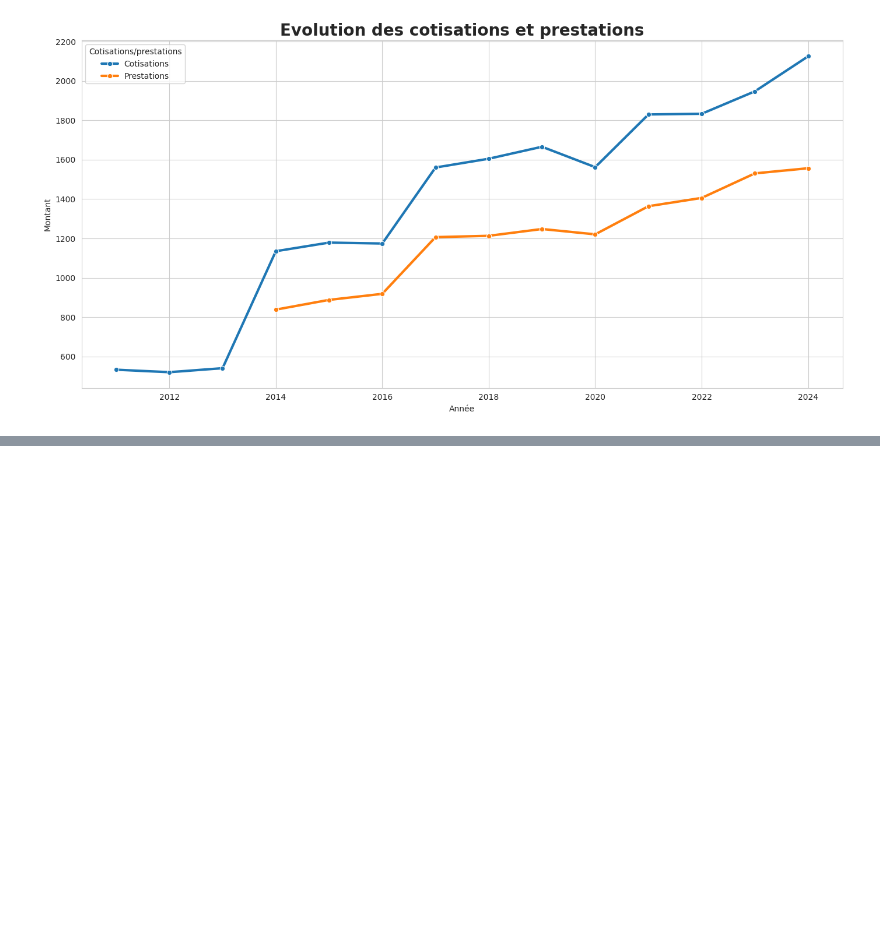
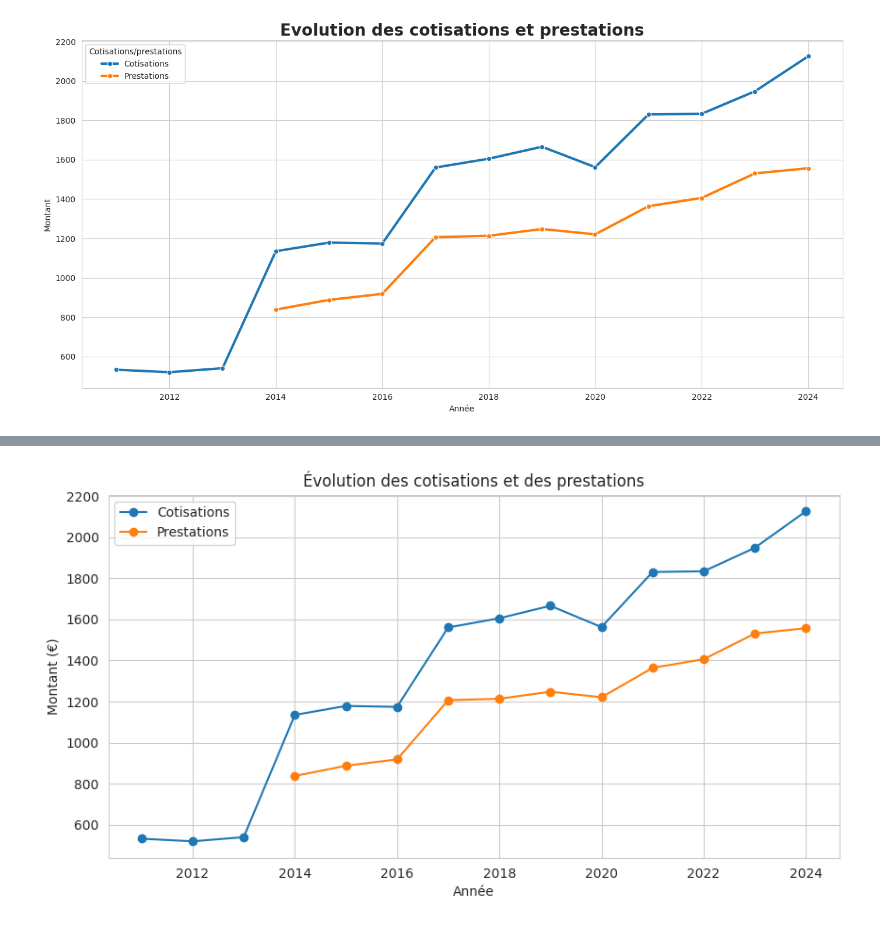
Before and after one commit to GunesCansu/Projet-Assurance, a Jupyter notebook: notebook/exploration.ipynb, the cells around one changed output, grey strips where cells are left out. Saved outputs shown, nothing was run; the diff lists cells and outputs as text; code cells hidden in the pictures; blank space fills up the shorter version.

```diff
--- a/notebook/exploration.ipynb
+++ b/notebook/exploration.ipynb
@@ -248,0 +350,29 @@ plt.show()
+# %%
+# Commparaison prestations et cotisations
+
+plt.figure(figsize=(10, 5))
+
+plt.plot(
+    pivot["Année"],
+    pivot["Cotisations"],
+    marker="o",
+    label="Cotisations"
+)
+
+plt.plot(
+    pivot["Année"],
+    pivot["Prestations"],
+    marker="o",
+    label="Prestations"
+)
+
+plt.xlabel("Année")
+plt.ylabel("Montant (€)")
+plt.title("Évolution des cotisations et des prestations")
+plt.legend()
+
+plt.grid(True)
+
+plt.show()
+# %% [output]
+[figure, added]
```
Also changed, not shown: parts of 22 cells of this notebook.
